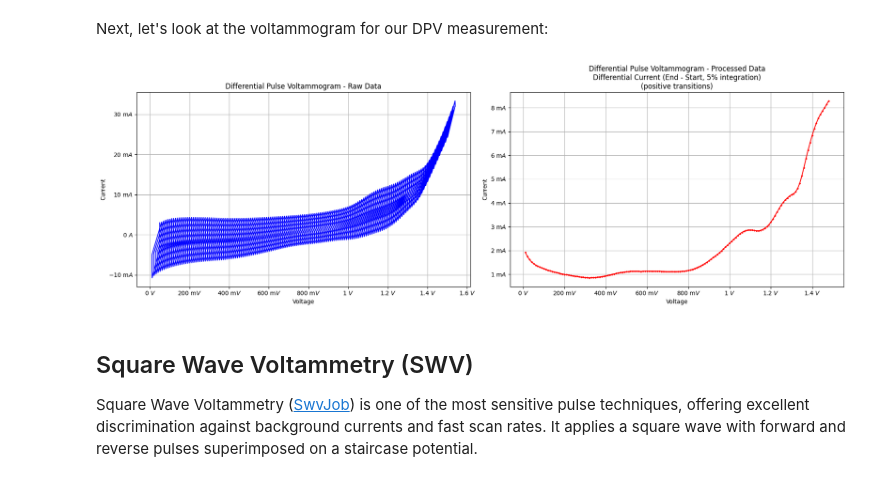
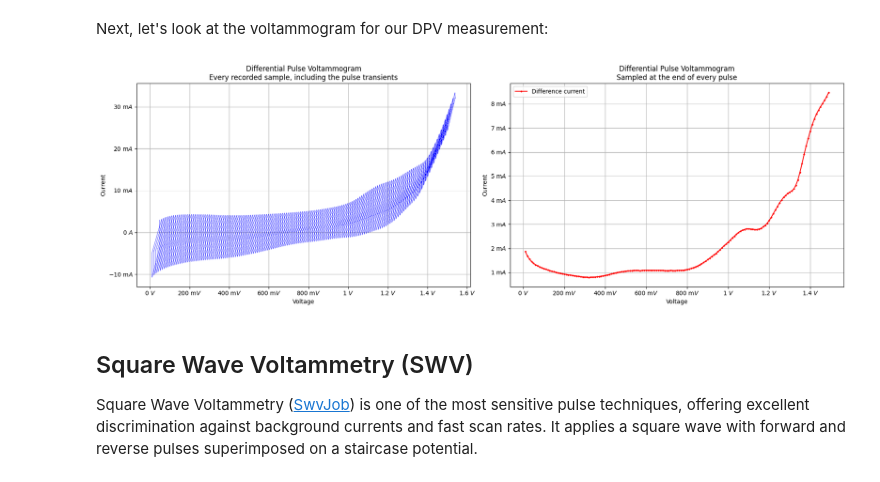
Before and after one commit to Zahner-elektrik/zahner_link, a Jupyter notebook: python/PulseVoltammetry/PulseVoltammetry.ipynb, the cells around one changed output. Drawn from its saved outputs; the diff is of its cells as text; code cells hidden in the pictures.

```diff
--- a/python/PulseVoltammetry/PulseVoltammetry.ipynb
+++ b/python/PulseVoltammetry/PulseVoltammetry.ipynb
@@ -357,16 +593,16 @@ plot_dataset(dpv_data, "Differential Pulse Voltammetry - Time Domain")
 # %% [markdown]
 Next, let's look at the voltammogram for our DPV measurement:
 # %%
-dpv_voltage, dpv_current = create_enhanced_voltammogram(
+dpv_voltage, dpv_current = evaluate_dpv(dpv_data, integration_percent=10)
+
+plot_voltammogram(
     dpv_data,
+    dpv_voltage,
+    [("Difference current", dpv_current, "ro-")],
     "Differential Pulse Voltammogram",
-    integration_percent=5,
-    voltage_threshold=step_value * 0.5,  # Adjust threshold based on step value
-    transition_direction="positive",  # For DPV from -1V to positive potentials
-    enable_subtraction=True,  # DPV uses differential measurement (end - start)
 )
 # %% [output]
-[figure, old version]
+[figure, new version]
 # %% [markdown]
 ## Square Wave Voltammetry (SWV)
 
```
Also changed, not shown: parts of 13 cells of this notebook, 31 other files.
